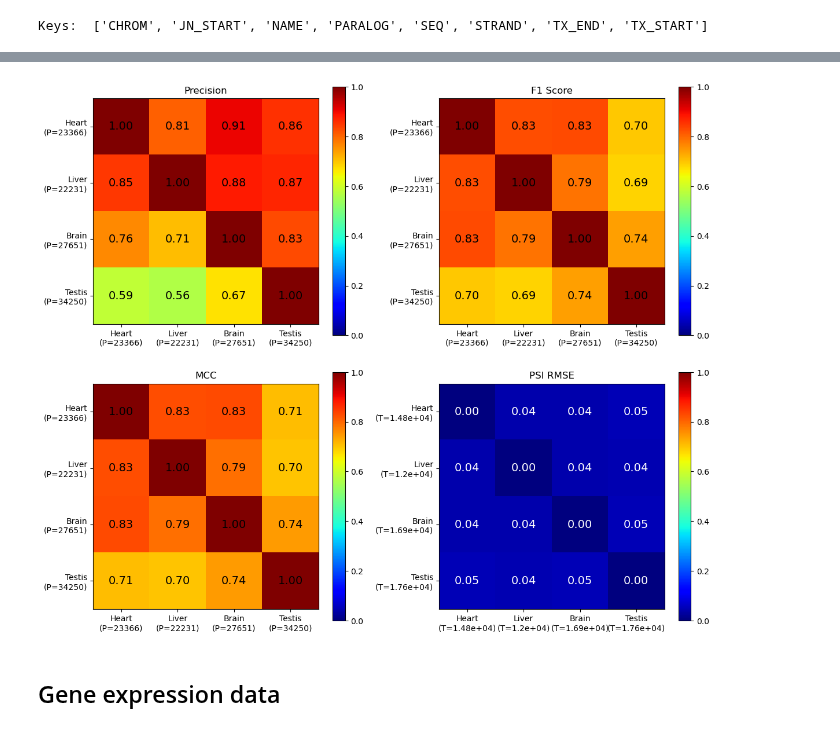
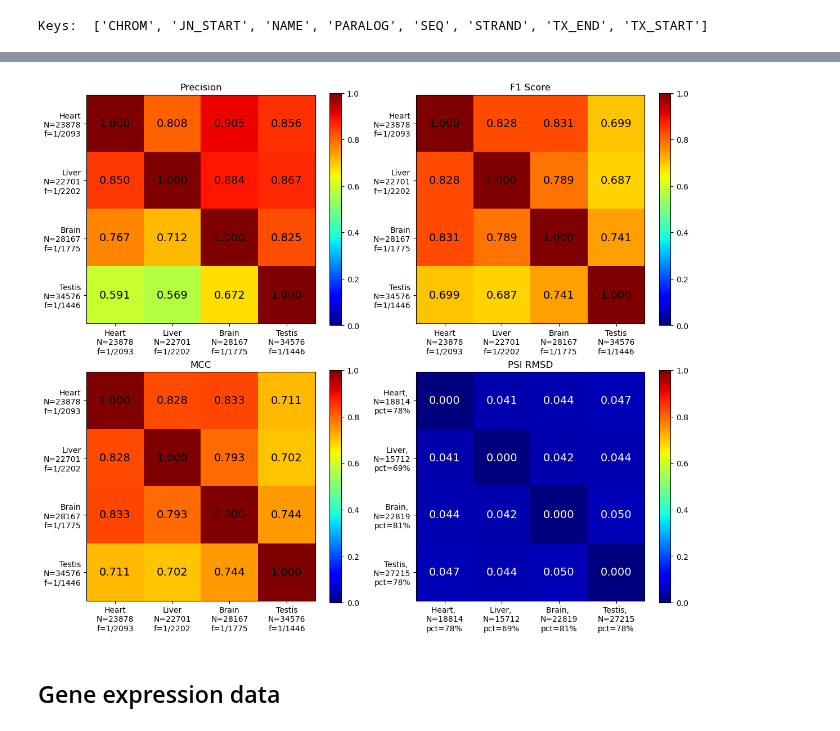
Before and after one commit to qiuresearch/AmbiSplice, a Jupyter notebook: data_prep.ipynb, the cells around one changed output, grey strips where cells are left out. Cells and saved outputs as stored; diff of their text form; code cells hidden in the pictures.

```diff
--- a/data_prep.ipynb
+++ b/data_prep.ipynb
@@ -370,33 +372,36 @@ for i in range(cls_mat.shape[0]):
         metrics_mat[i, j, :5] = pfarm_metrics
         metrics_mat[i, j, 5] = np.sqrt(np.std((psi_mat[i] - psi_mat[j]) * ( psi_mat[i] > 0) * ( psi_mat[j] > 0)))
 # %%
+cls_labels = [f'{tissue}\nN={cls_counts[i]}\nf=1/{int(cls_mat.shape[1]/cls_counts[i])}' for i, tissue in enumerate(['Heart', 'Liver', 'Brain', 'Testis'])]
+psi_labels = [f'{tissue}, \nN={psi_counts[i]}\npct={int(psi_counts[i]/cls_counts[i]*100)}%' for i, tissue in enumerate(['Heart', 'Liver', 'Brain', 'Testis'])]
+
 # Visualize precision, f1, acc, recall in a separate heatmap in a 2x2 subplot
 fig, axs = plt.subplots(2, 2, figsize=(12, 10))
-metrics_names = ['Precision', 'F1 Score', 'Accuracy', 'Recall', 'MCC', 'PSI RMSE']
+metrics_names = ['Precision', 'F1 Score', 'Accuracy', 'Recall', 'MCC', 'PSI RMSD']
 for i, imetric in enumerate([0, 1, 4, 5]):
     ax = axs[i // 2, i % 2]
     im = ax.imshow(metrics_mat[:, :, imetric], cmap='jet', vmin=0, vmax=1)
     # show the values at the center of each pixel
     for i in range(metrics_mat.shape[0]):
         for j in range(metrics_mat.shape[1]):
-            text = ax.text(j, i, f"{metrics_mat[i, j, imetric]:.2f}", size=14,
+            text = ax.text(j, i, f"{metrics_mat[i, j, imetric]:.3f}", size=14,
                            ha="center", va="center", color="w" if metrics_mat[i, j, imetric] < 0.5 else "black")
     ax.set_title(metrics_names[imetric])
     fig.colorbar(im, ax=ax)
     ax.set_xticks(np.arange(len(cls_labels)))
     ax.set_yticks(np.arange(len(cls_labels)))
     if imetric == 5:
         ax.set_xticklabels(psi_labels)
         ax.set_yticklabels(psi_labels)
     else:
         ax.set_xticklabels(cls_labels)
         ax.set_yticklabels(cls_labels)
 plt.tight_layout()
 plt.show()
 
-fig.savefig('pangolin_train_cross_tissue_metrics_heatmap.png', dpi=300)
+# fig.savefig('pangolin_train_cross_tissue_metrics_heatmap.png', dpi=300)
 # %% [output]
-[figure, old version]
+[figure, new version]
 # %% [markdown]
 ## Gene expression data
 # %%
```
Also changed, not shown: parts of 2 cells of this notebook, 3 other files.
